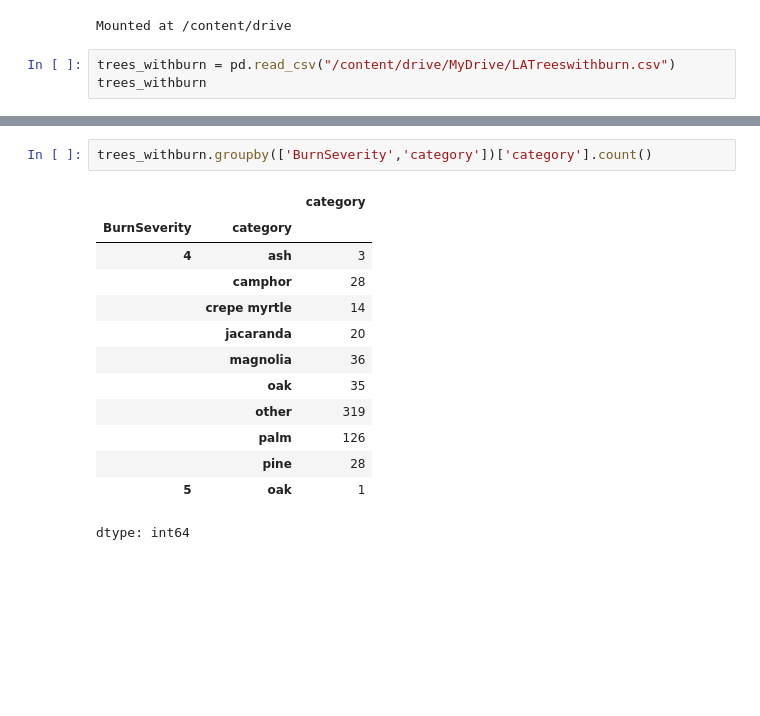
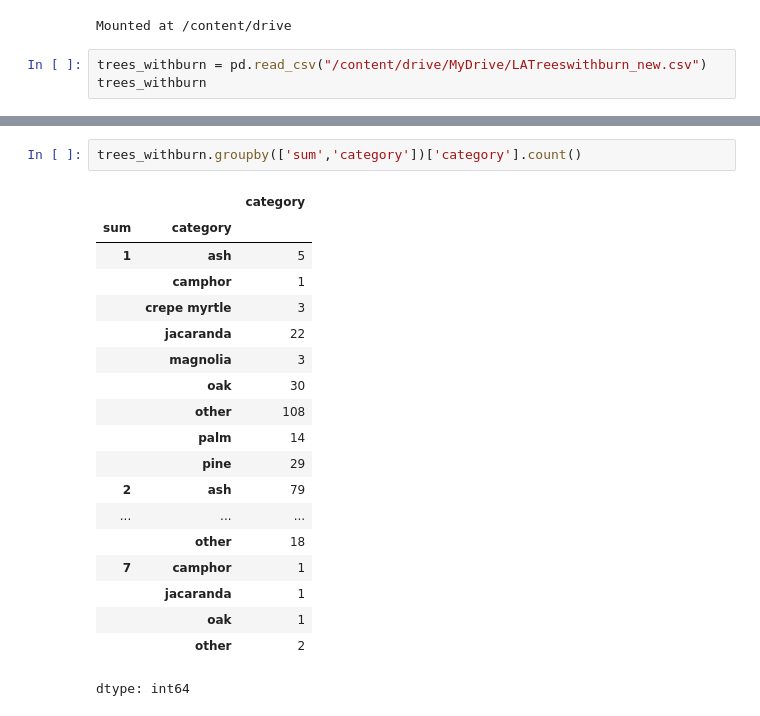
Before and after one commit to ankshah131/localsolve-open, a Jupyter notebook: wildfires/la_wildfires/LATrees_withburn.ipynb, the cells around one changed output, grey strips where cells are left out. Drawn from its saved outputs; the diff is of its cells as text; blank space fills up the shorter version.

```diff
--- a/wildfires/la_wildfires/LATrees_withburn.ipynb
+++ b/wildfires/la_wildfires/LATrees_withburn.ipynb
@@ -261,6 +98,6 @@ drive.mount('/content/drive')
 # %% [output]
 Mounted at /content/drive
 # %%
-trees_withburn = pd.read_csv("/content/drive/MyDrive/LATreeswithburn.csv")
+trees_withburn = pd.read_csv("/content/drive/MyDrive/LATreeswithburn_new.csv")
 trees_withburn
 # %% [output]
@@ -280,17 +117,23 @@ trees_withburn
 # %%
-trees_withburn.groupby(['BurnSeverity','category'])['category'].count()
+trees_withburn.groupby(['sum','category'])['category'].count()
 # %% [output]
 |  |  | category |
-| BurnSeverity | category |  |
-| 4 | ash | 3 |
-|  | camphor | 28 |
-|  | crepe myrtle | 14 |
-|  | jacaranda | 20 |
-|  | magnolia | 36 |
-|  | oak | 35 |
-|  | other | 319 |
-|  | palm | 126 |
-|  | pine | 28 |
-| 5 | oak | 1 |
+| sum | category |  |
+| 1 | ash | 5 |
+|  | camphor | 1 |
+|  | crepe myrtle | 3 |
+|  | jacaranda | 22 |
+|  | magnolia | 3 |
+|  | oak | 30 |
+|  | other | 108 |
+|  | palm | 14 |
+|  | pine | 29 |
+| 2 | ash | 79 |
+| ... | ... | ... |
+|  | other | 18 |
+| 7 | camphor | 1 |
+|  | jacaranda | 1 |
+|  | oak | 1 |
+|  | other | 2 |
 dtype: int64
 # %%
```
Also changed, not shown: parts of 38 cells of this notebook.
